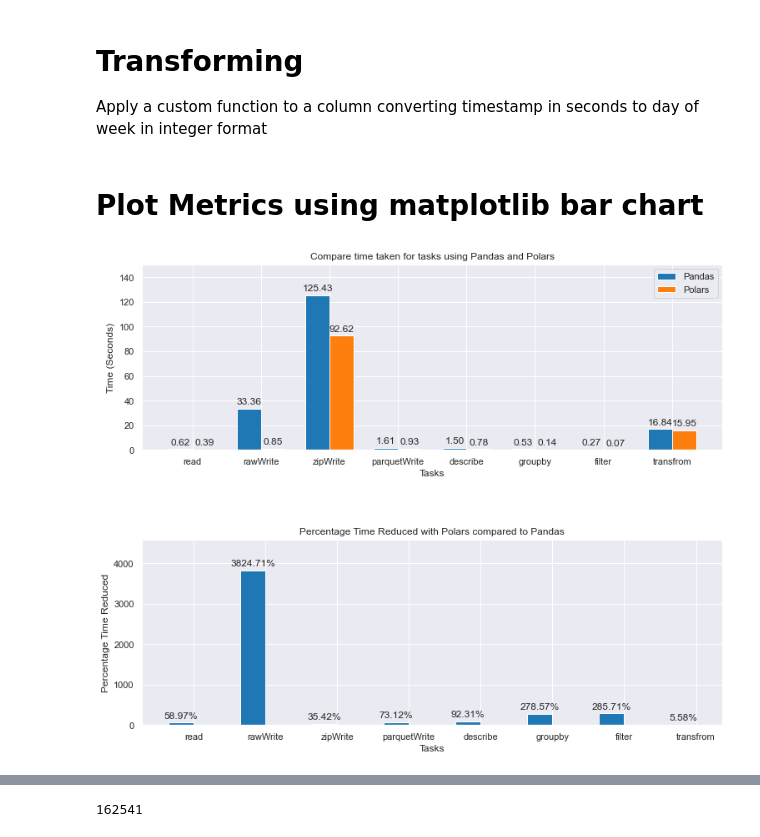
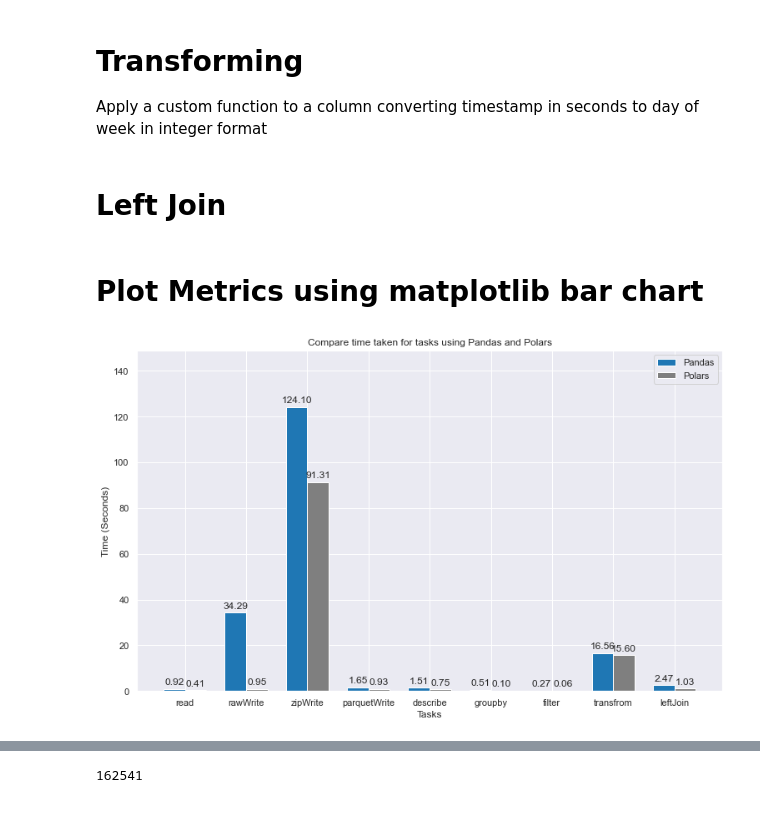
Before and after one commit to milindhpatil/PandasVsPolars, a Jupyter notebook: pandas 2.0 vs polars.ipynb, the cells around one changed output, grey strips where cells are left out. Cells and saved outputs as stored; diff of their text form; code cells hidden in the pictures.

```diff
--- a/pandas 2.0 vs polars.ipynb
+++ b/pandas 2.0 vs polars.ipynb
@@ -36,7 +36,7 @@ def timeTaken(statTime):
 # %%
 statsDict = {}
 
-statsList = ["readTime","rawWriteTime","zipWriteTime","parquetWriteTime","describeTime","groupbyTime","filterTime","transfromTime"]
+statsList = ["readTime","rawWriteTime","zipWriteTime","parquetWriteTime","describeTime","groupbyTime","filterTime","transfromTime","leftJoinTime"]
 
 for stats in statsList:
     statsDict[stats] = {"pd_"+stats:"","pl_"+stats:""}
@@ -160,6 +160,18 @@ statsDict["transfromTime"]["pd_transfromTime"] = timeTaken(startTime)
 startTime = time.time()
 df_pl=df_pl.with_columns([(pl.col("timestamp").apply(lambda x: getDayOfWeek(x)).alias('WeekDayOfRating'))])
 statsDict["transfromTime"]["pl_transfromTime"] = timeTaken(startTime)
+# %% [markdown]
+# Left Join
+# %%
+df_pd_movies = pd.read_csv("./ml-25m/ml-25m/movies.csv")
+df_pl_movies = pl.read_csv("./ml-25m/ml-25m/movies.csv")
+startTime = time.time()
+tmp_pd_left_join = df_pd.merge(df_pd_movies,how="left",on="movieId")
+statsDict["leftJoinTime"]["pd_leftJoinTime"] = timeTaken(startTime)
+
+startTime = time.time()
+tmp_pl_left_join = df_pl.join(df_pl_movies,how="left",on="movieId")
+statsDict["leftJoinTime"]["pl_leftJoinTime"] = timeTaken(startTime)
 # %% [markdown]
 # Plot Metrics using matplotlib bar chart
 # %%
@@ -233,7 +246,7 @@ def compare_runtimes(statsDict, exclude="rawWrite"):
     fig.tight_layout(pad=5.0)
     plt.show()
 # %%
-compare_runtimes(statsDict,exclude="")
+compare_runtimes(statsDict,exclude="",percentsChart=False)
 # %% [output]
-[figure, old version]
+[figure, new version]
 # %%
```
Also changed, not shown: parts of 2 cells of this notebook.
